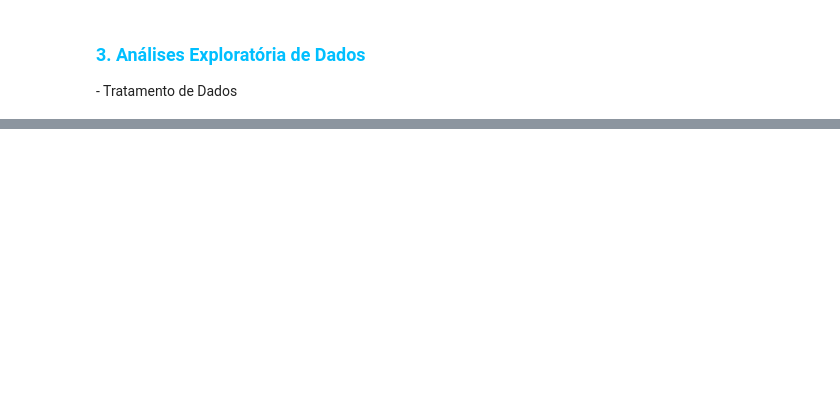
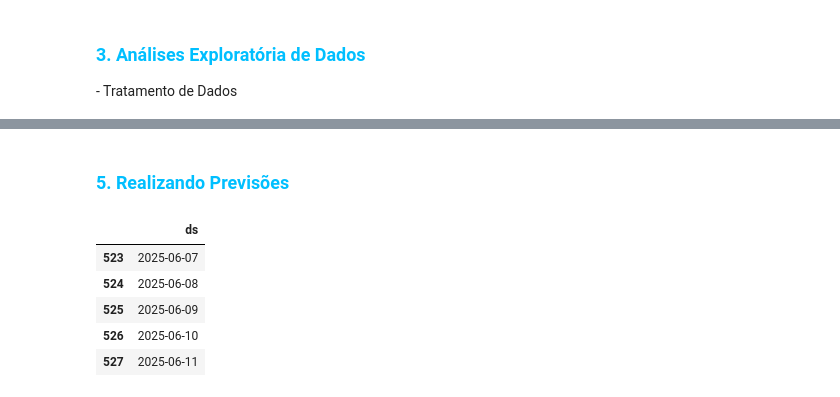
Before and after one commit to BalbinaRaquel/analise-preditiva_ai, a Jupyter notebook: analise_preditiva.ipynb, the cells around one changed output, grey strips where cells are left out. Saved outputs shown, nothing was run; the diff lists cells and outputs as text; code cells hidden in the pictures; blank space fills up the shorter version.

```diff
--- a/analise_preditiva.ipynb
+++ b/analise_preditiva.ipynb
@@ -105,0 +156,2 @@ treinamento = dados.reset_index()
+# %% [markdown]
+<h3 style="color: #00BFFF">5. Realizando Previsões</h3>
@@ -105,0 +160,9 @@ treinamento = dados.reset_index()
+# %%
+periodo.tail()
+# %% [output]
+|  | ds |
+| 523 | 2025-06-07 |
+| 524 | 2025-06-08 |
+| 525 | 2025-06-09 |
+| 526 | 2025-06-10 |
+| 527 | 2025-06-11 |
```
Also changed, not shown: parts of 18 cells of this notebook, 2 other files.
